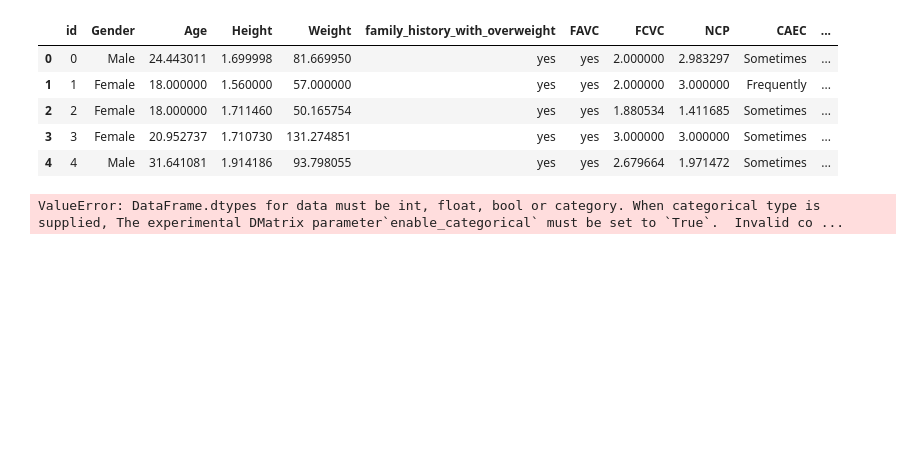
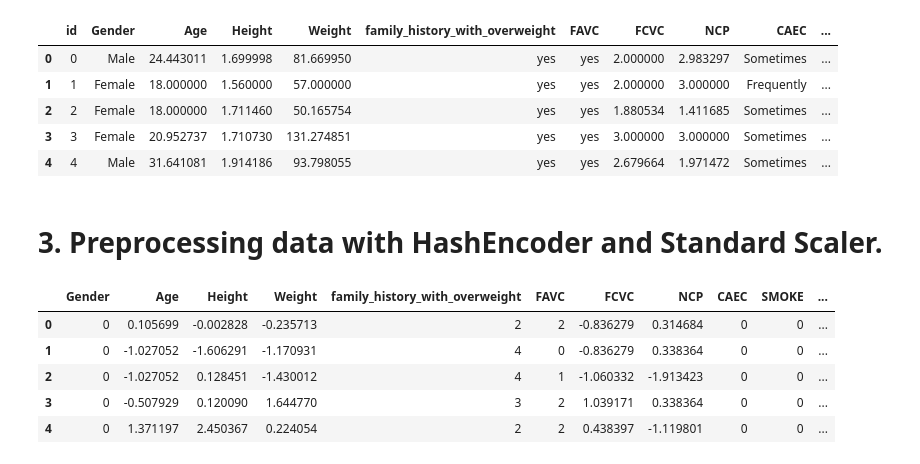
Before and after one commit to lomovtsevp/obesity-risk-kaggle, a Jupyter notebook: solution.ipynb, the cells around one changed output. Saved outputs shown, nothing was run; the diff lists cells and outputs as text; code cells hidden in the pictures; blank space fills up the shorter version.

```diff
--- a/solution.ipynb
+++ b/solution.ipynb
@@ -3,5 +23,6 @@ import pandas as pd
 # %%
 training_data = pd.read_csv('data/train.csv')
+test_data = pd.read_csv('data/test.csv')
 # %%
 training_data.head()
 # %% [output]
@@ -25,11 +35,44 @@ from sklearn.preprocessing import LabelEncoder
-# %%
-le = LabelEncoder()
-
-y_train = le.fit_transform(y_train)
-y_test = le.fit_transform(y_test)
-# %%
-xgboost = XGBClassifier(enable_categorical=True, n_estimators=1000, learning_rate=0.05, gamma=0.01, subsample=0.75, colsample_bytree=0.75, max_depth=9, min_child_weight=15)
-
-xgboost.fit(X_train, y_train)
-# %% [output]
-ValueError: DataFrame.dtypes for data must be int, float, bool or category. When categorical type is supplied, The experimental DMatrix parameter`enable_categorical` must be set to `True`.  Invalid co ...
+# %% [markdown]
+# 3. Preprocessing data with HashEncoder and Standard Scaler.
+# %%
+def preprocessing(train: pd.DataFrame, test: pd.DataFrame) -> pd.DataFrame:
+    '''
+    Function for preparing data for classification.
+    '''
+
+    # clearing data of duplicates and NaNs.
+    train = train.dropna()
+    train = train.drop_duplicates().reset_index(drop=True)
+
+    # splitting data to features and target.
+    train, target = train.drop(["id", "NObeyesdad"], axis=1), train["NObeyesdad"]
+
+    le = LabelEncoder()
+    target = le.fit_transform(target)
+
+    # split df on numerical and categorical features.
+    num_cols = list(set(train.select_dtypes("number").columns))
+    cat_cols = list(set(train.select_dtypes("object").columns))
+
+    # encoding categorical columns with WOE.
+    hash_encoder = HashingEncoder(cols=cat_cols)
+    train[cat_cols] = hash_encoder.fit_transform(train[cat_cols], target)
+    test[cat_cols] = hash_encoder.transform(test[cat_cols])
+
+    # scaling numerical features.
+    scaler = StandardScaler()
+    train[num_cols] = scaler.fit_transform(train[num_cols])
+    test[num_cols] = scaler.transform(test[num_cols])
+
+    return train, target, test, le.classes_
+# %%
+train, target, test, classes = preprocessing(train=training_data, test=test_data)
+# %%
+train.head()
+# %% [output]
+|  | Gender | Age | Height | Weight | family_history_with_overweight | FAVC | FCVC | NCP | CAEC | SMOKE | ... |
+| 0 | 0 | 0.105699 | -0.002828 | -0.235713 | 2 | 2 | -0.836279 | 0.314684 | 0 | 0 | ... |
+| 1 | 0 | -1.027052 | -1.606291 | -1.170931 | 4 | 0 | -0.836279 | 0.338364 | 0 | 0 | ... |
+| 2 | 0 | -1.027052 | 0.128451 | -1.430012 | 4 | 1 | -1.060332 | -1.913423 | 0 | 0 | ... |
+| 3 | 0 | -0.507929 | 0.120090 | 1.644770 | 3 | 2 | 1.039171 | 0.338364 | 0 | 0 | ... |
+| 4 | 0 | 1.371197 | 2.450367 | 0.224054 | 2 | 2 | 0.438397 | -1.119801 | 0 | 0 | ... |
```
Also changed, not shown: parts of 17 cells of this notebook, 1 other file.
